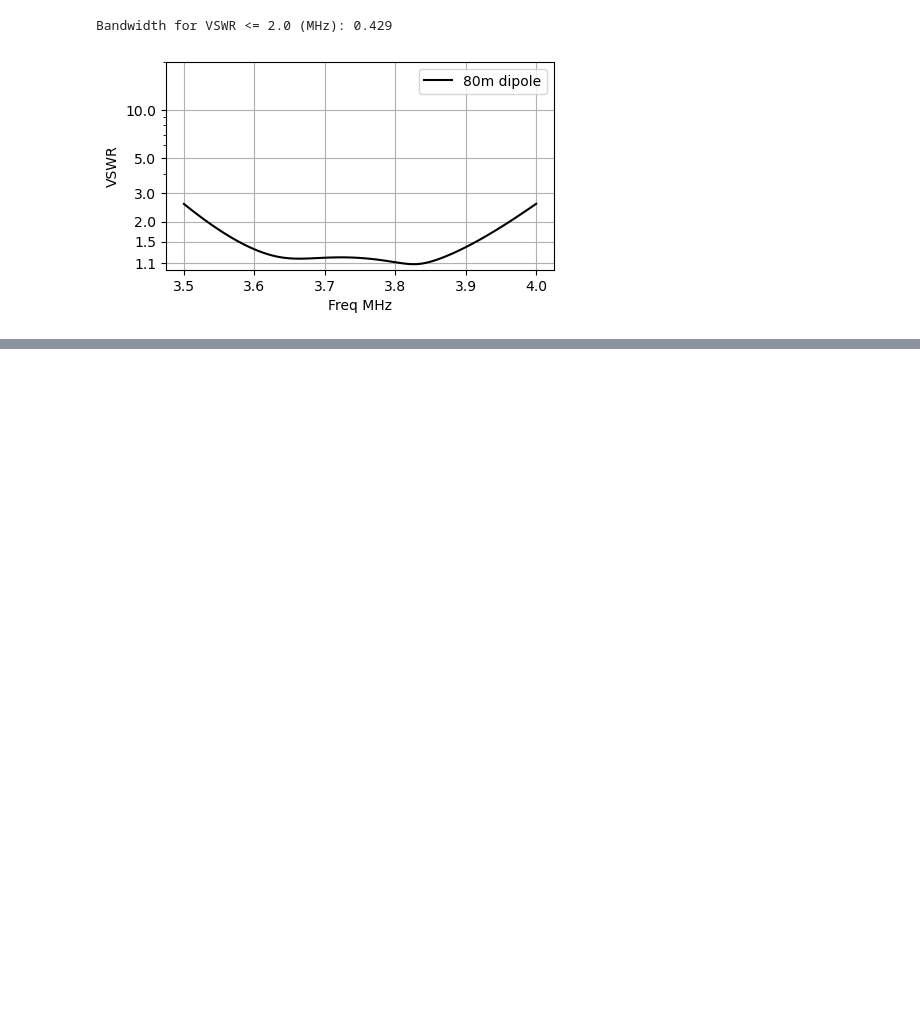
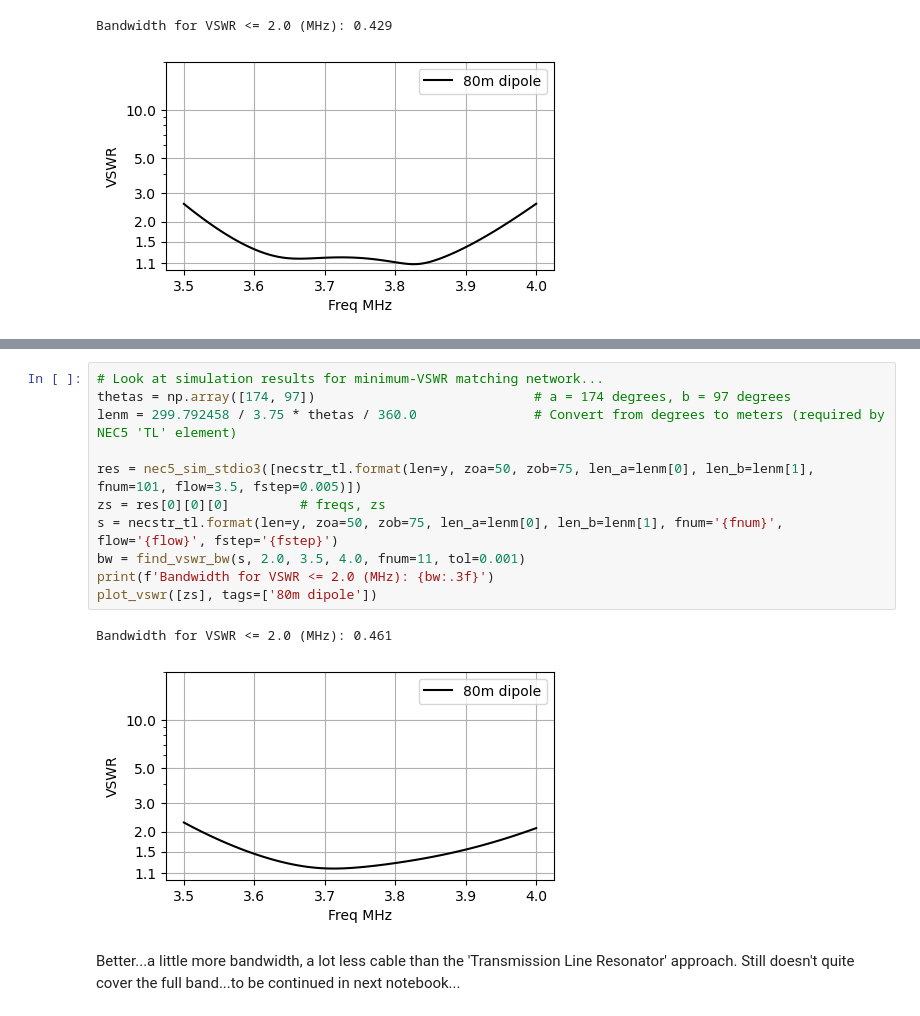
Before and after one commit to flatos/nec5toolkit, a Jupyter notebook: Wire Antennas/050_Broadband_80m_Antennas.ipynb, the cells around one changed output, grey strips where cells are left out. Saved outputs shown, nothing was run; the diff lists cells and outputs as text; blank space fills up the shorter version.

```diff
--- a/Wire Antennas/050_Broadband_80m_Antennas.ipynb
+++ b/Wire Antennas/050_Broadband_80m_Antennas.ipynb
@@ -193,0 +273,17 @@ array([ 18.06727386,  51.51656131, 161.7955682 , 128.48343869])
+# %%
+# Look at simulation results for minimum-VSWR matching network...
+thetas = np.array([174, 97])                            # a = 174 degrees, b = 97 degrees
+lenm = 299.792458 / 3.75 * thetas / 360.0               # Convert from degrees to meters (required by NEC5 'TL' element)
+
+res = nec5_sim_stdio3([necstr_tl.format(len=y, zoa=50, zob=75, len_a=lenm[0], len_b=lenm[1], fnum=101, flow=3.5, fstep=0.005)])
+zs = res[0][0][0]         # freqs, zs
+s = necstr_tl.format(len=y, zoa=50, zob=75, len_a=lenm[0], len_b=lenm[1], fnum='{fnum}', flow='{flow}', fstep='{fstep}')
+bw = find_vswr_bw(s, 2.0, 3.5, 4.0, fnum=11, tol=0.001)
+print(f'Bandwidth for VSWR <= 2.0 (MHz): {bw:.3f}')
+plot_vswr([zs], tags=['80m dipole'])
+# %% [output]
+Bandwidth for VSWR <= 2.0 (MHz): 0.461
+[figure, added]
+# %% [markdown]
+Better...a little more bandwidth, a lot less cable than the 'Transmission Line Resonator' approach.
+Still doesn't quite cover the full band...to be continued in next notebook...
```
Also changed, not shown: parts of 10 cells of this notebook, 3 other files.
